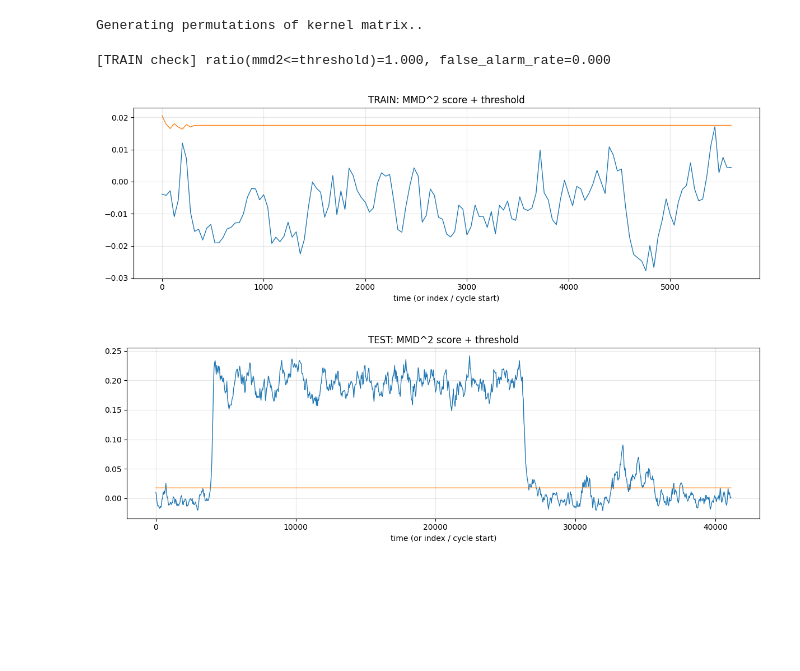
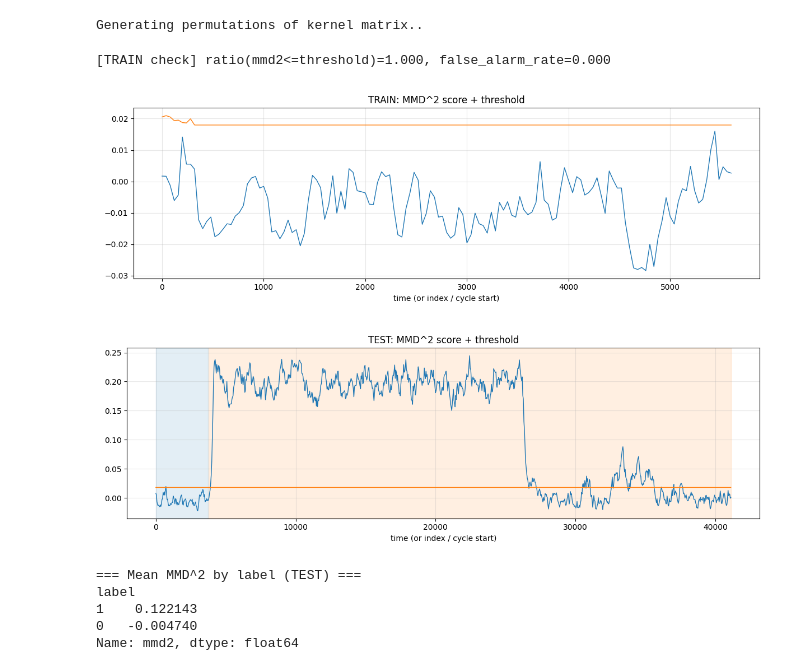
Before and after one commit to pal20010116/mystudy_alibi, a Jupyter notebook: notebooks/ドリフト検出/test_7_MMDのテンプレ.ipynb, the cells around one changed output. Saved outputs shown, nothing was run; the diff lists cells and outputs as text; code cells hidden in the pictures; blank space fills up the shorter version.

```diff
--- a/notebooks/ドリフト検出/test_7_MMDのテンプレ.ipynb
+++ b/notebooks/ドリフト検出/test_7_MMDのテンプレ.ipynb
@@ -39,4 +163,18 @@ LABEL_COL = None                      # 例: "label"（複数ラベル可）。
 # %%
+
+# ============================================================
+# ① データの読み込み：ユーザー設定（このステップで必要なもの）
+# ============================================================
+TRAIN_INPUT = r".\\data\test_5\\SKAB\\X_train.csv"     # ファイル or フォルダ（直下の*.csv結合）
+TEST_INPUT  = r".\\data\test_5\\SKAB\\X_test.csv"      # ファイル or フォルダ（直下の*.csv結合）
+
+
+
+CSV_SEP = None                        # 指定したいなら "," ";" "\t" など
+ENC_CANDIDATES = ["utf-8-sig", "utf-8", "cp932", "shift_jis"]
+
+TIME_COL  = None                      # 例: "time" / "t" / "timestamp"。無いなら None
+LABEL_COL = '__label__'                      # 例: "label"（複数ラベル可）。無いなら None
 
 # ============================================================
 # ① 実装（読み込み関数は最小限）
@@ -103,7 +241,7 @@ PLOT_N = 5000
 
 # あなたが指定する（NoneでもOK）
 TIME_COL  = None      # 例: "time"   / 無ければ None
-LABEL_COL = None      # 例: "label"  / 無ければ None
+#LABEL_COL = None      # 例: "label"  / 無ければ None
 
 
 # ============================================================
@@ -732,57 +871,57 @@ def run_stream(detector, X_stream: np.ndarray, t_axis: np.ndarray | None, y_axis
     return pd.DataFrame(rec)
 
 
-def plot_mmd_log(df_log: pd.DataFrame, title: str, use_threshold: bool, shade_labels: bool):
+def plot_mmd_log(df_log: pd.DataFrame, title: str, use_threshold: bool,
+                 shade_labels: bool, label_key: str = "label"):
     fig = plt.figure(figsize=(12, 4))
     ax = fig.add_subplot(1, 1, 1)
 
     ax.plot(df_log["t"], df_log["mmd2"], linewidth=1.0)
-    if use_threshold:
+    if use_threshold and ("threshold" in df_log.columns):
         ax.plot(df_log["t"], df_log["threshold"], linewidth=1.0)
 
     ax.set_title(title)
     ax.set_xlabel("time (or index / cycle start)")
     ax.grid(True, alpha=0.3)
 
-    if shade_labels and ("label" in df_log.columns) and df_log["label"].notna().any():
-        y = df_log["label"].astype(str).to_numpy()
+    # label_key を使って背景色分け（列が無ければ何もしない）
+    if shade_labels and (label_key in df_log.columns) and df_log[label_key].notna().any():
+        y = df_log[label_key].astype(str).to_numpy()
         t = df_log["t"].to_numpy()
+
         change = np.flatnonzero(y[1:] != y[:-1]) + 1
         bounds = np.r_[0, change, len(y)]
 
-        colors = plt.rcParams["axes.prop_cycle"].by_key().get("color", [])
-        if len(colors) == 0:
-            colors = ["C0","C1","C2","C3","C4","C5","C6","C7","C8","C9"]
+        colors = plt.rcParams["axes.prop_cycle"].by_key().get("color", ["C0","C1","C2","C3","C4","C5","C6","C7","C8","C9"])
         uniq = pd.unique(y)
         color_map = {lab: colors[i % len(colors)] for i, lab in enumerate(uniq)}
 
         for k in range(len(bounds) - 1):
             a, b = bounds[k], bounds[k + 1]
-            lab = y[a]
-            ax.axvspan(t[a], t[b - 1] if (b - 1) < len(t) else t[-1], alpha=0.12, color=color_map[lab])
+            ax.axvspan(t[a], t[b - 1], alpha=0.12, color=color_map[y[a]])
 
     plt.tight_layout()
     plt.show()
 
 
 X_train_check = X_train_std[n_ref:] if (TRAIN_CHECK_USE_HOLDOUT and len(X_train_std) > n_ref) else X_train_std
 t_train_check = t_train_s[n_ref:]   if (TRAIN_CHECK_USE_HOLDOUT and len(t_train_s) > n_ref)   else t_train_s
 y_train_check = y_train_s[n_ref:]   if (TRAIN_CHECK_USE_HOLDOUT and (y_train_s is not None) and len(y_train_s) > n_ref) else y_train_s
 
 df_log_train = run_stream(cd, X_train_check, t_train_check, y_train_check, MAX_STREAM_TRAIN)
 
 if USE_THRESHOLD:
     ok_ratio = np.mean(df_log_train["mmd2"].values <= df_log_train["threshold"].values)
     fa_rate  = np.mean(df_log_train["is_drift"].values == 1)
     print(f"\n[TRAIN check] ratio(mmd2<=threshold)={ok_ratio:.3f}, false_alarm_rate={fa_rate:.3f}")
 else:
     print("\n[TRAIN check] スコアのみ解析（threshold/is_driftは表示・集計しない設定）")
 
 plot_mmd_log(df_log_train, title="TRAIN: MMD^2 score" + (" + threshold" if USE_THRESHOLD else ""),
              use_threshold=USE_THRESHOLD, shade_labels=False)
 # %% [output]
 [TRAIN check] ratio(mmd2<=threshold)=1.000, false_alarm_rate=0.000
-[figure, old version]
+[figure, new version]
 # %%
 
 # ============================================================
@@ -815,4 +954,9 @@ if df_log_test["label"].notna().any():
 # if period_summary is not None:
 #     period_summary.to_csv(OUT_DIR / "period_summary.csv", index=False)
 # %% [output]
-[figure, old version]
+[figure, new version]
+=== Mean MMD^2 by label (TEST) ===
+label
+1    0.122143
+0   -0.004740
+Name: mmd2, dtype: float64
```
Also changed, not shown: parts of 9 cells of this notebook, 4 other files.
